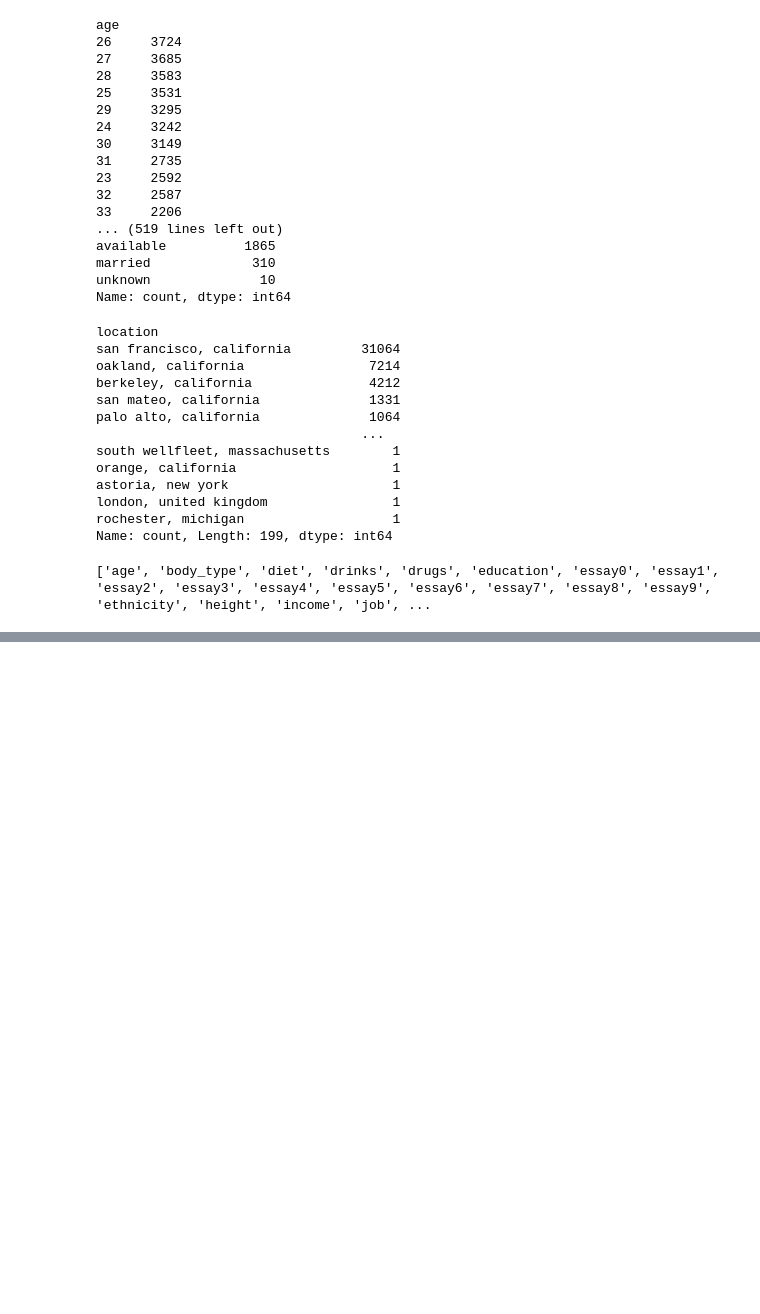
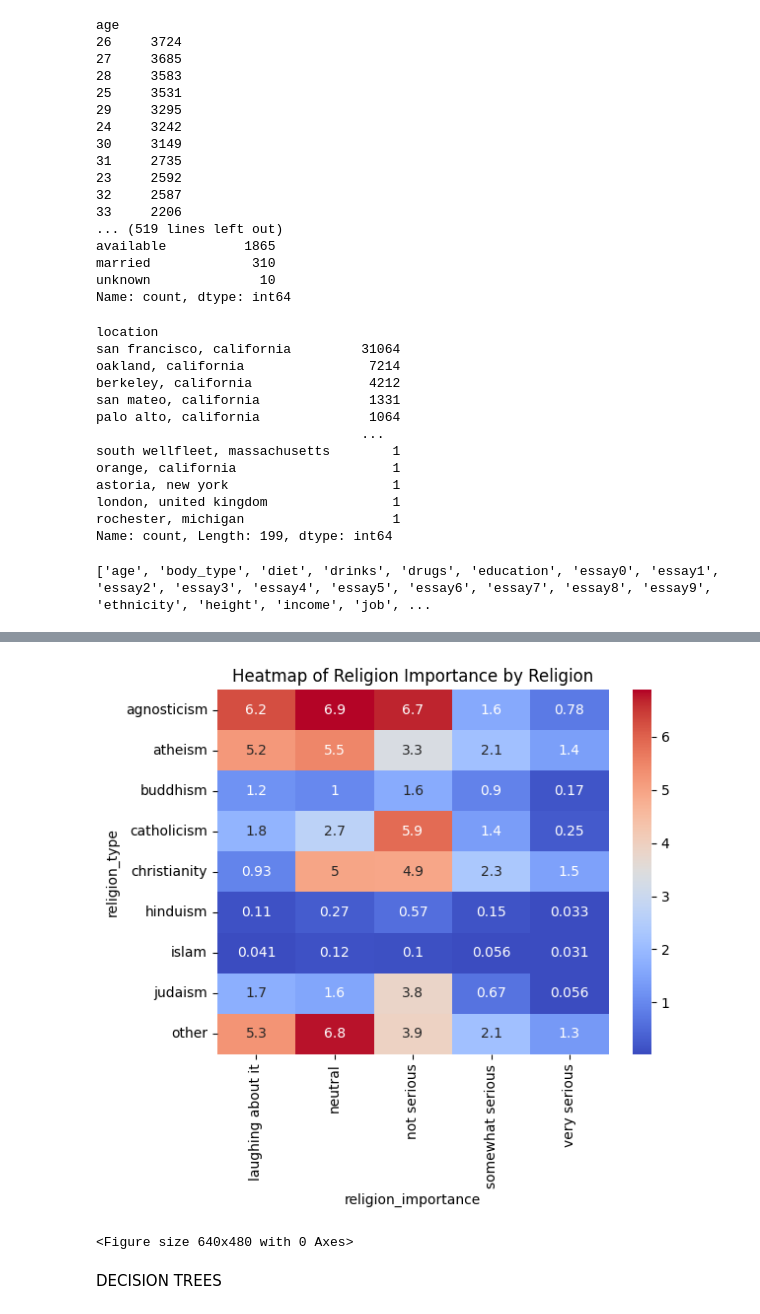
Before and after one commit to joshuacaiata/OK-Cupid-ML, a Jupyter notebook: date-a-scientist.ipynb, the cells around one changed output, grey strips where cells are left out. Drawn from its saved outputs; the diff is of its cells as text; code cells hidden in the pictures; blank space fills up the shorter version.

```diff
--- a/date-a-scientist.ipynb
+++ b/date-a-scientist.ipynb
@@ -280,0 +324,14 @@ plt.show()
+# %%
+filteredreligion = df[df['religion_type'] != 'rather not say']
+religion_importance_freq = pd.crosstab(filteredreligion.religion_type, filteredreligion.religion_importance)
+religion_importance_freq = religion_importance_freq/len(filteredreligion) * 100
+
+sns.heatmap(religion_importance_freq, annot=True, cmap='coolwarm')
+plt.title('Heatmap of Religion Importance by Religion')
+plt.show()
+plt.clf()
+# %% [output]
+[figure, added]
+<Figure size 640x480 with 0 Axes>
+# %% [markdown]
+DECISION TREES
```
Also changed, not shown: parts of 7 cells of this notebook.
